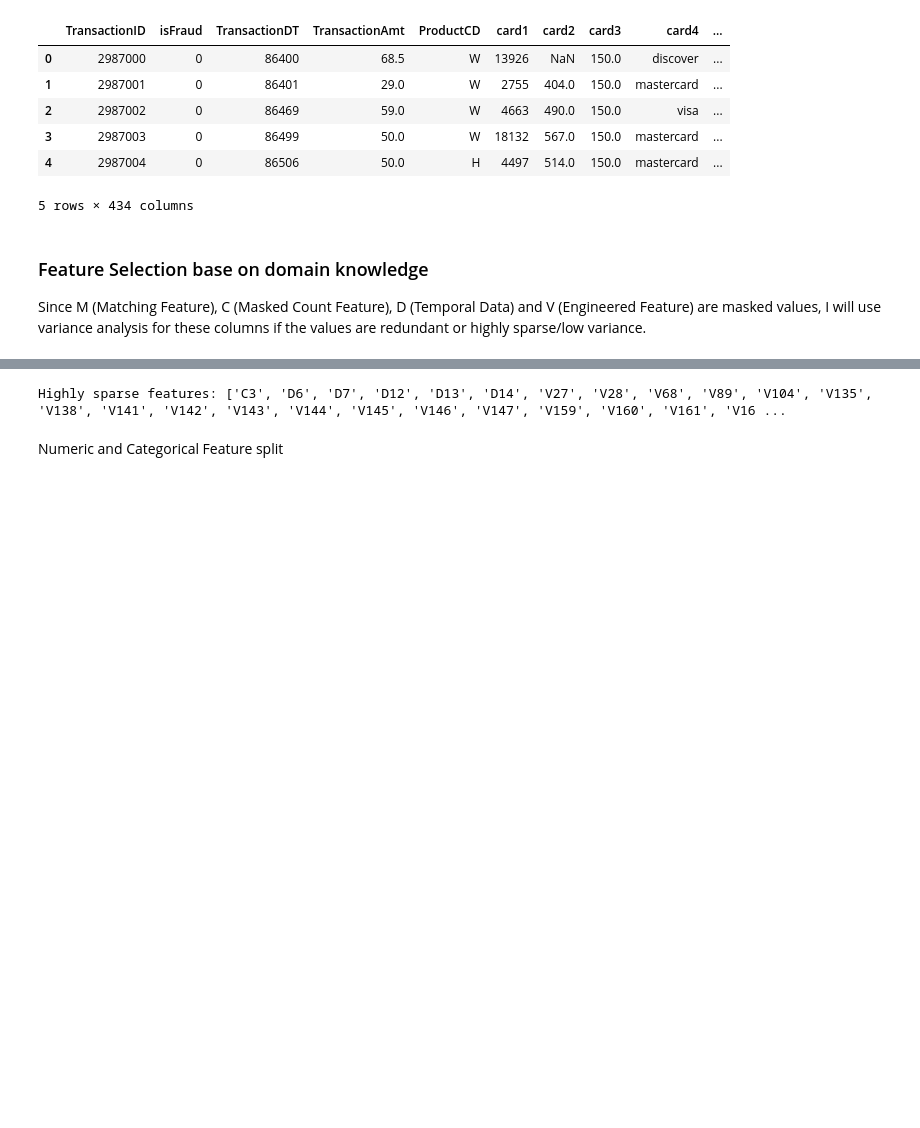
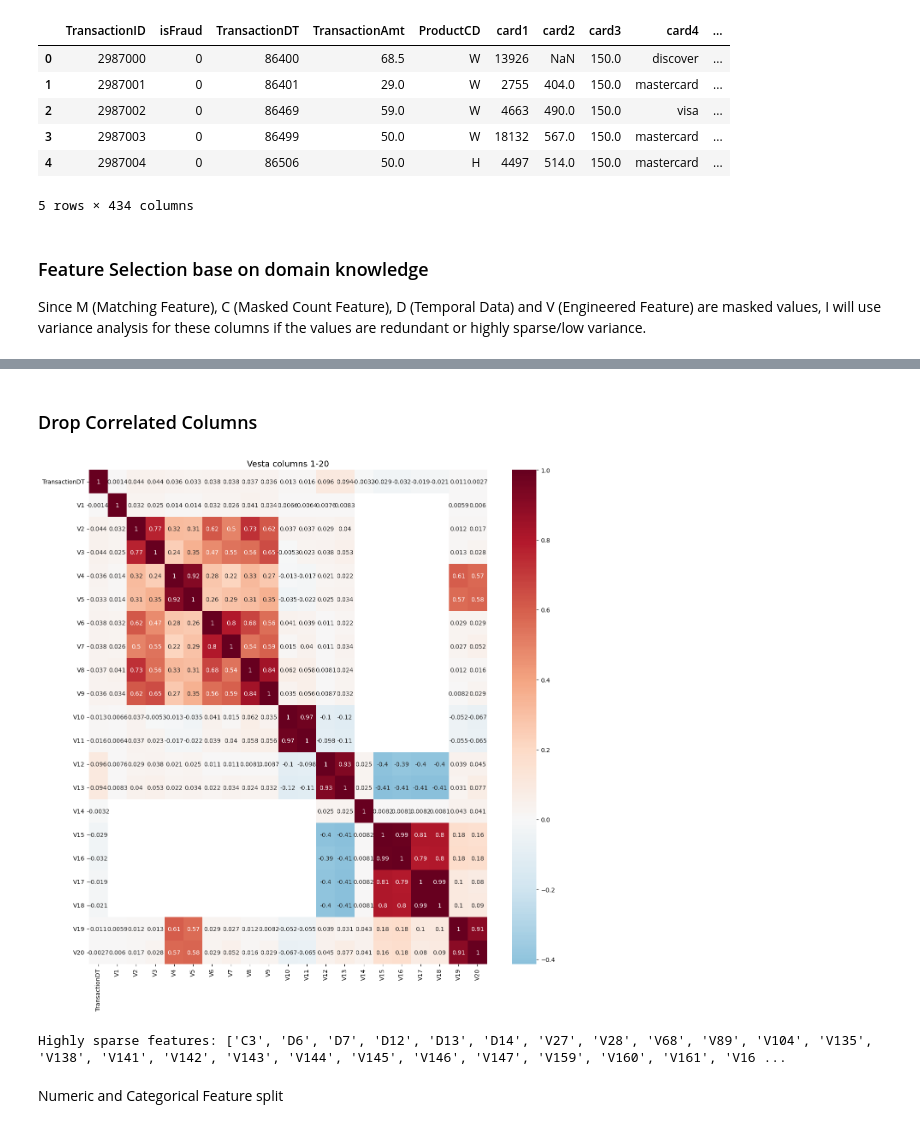
Before and after one commit to Henry-s-Final-Year-Project/Fraud-Detection-Analysis, a Jupyter notebook: Prototype/fraud_detection_model.ipynb, the cells around one changed output, grey strips where cells are left out. Drawn from its saved outputs; the diff is of its cells as text; code cells hidden in the pictures; blank space fills up the shorter version.

```diff
--- a/Prototype/fraud_detection_model.ipynb
+++ b/Prototype/fraud_detection_model.ipynb
@@ -38,3 +43,15 @@ with open("unique_values.txt", "w") as file:
 # %% [markdown]
 ### Feature Selection base on domain knowledge
 Since M (Matching Feature), C (Masked Count Feature), D (Temporal Data) and V (Engineered Feature) are masked values, I will use variance analysis for these columns if the values are redundant or highly sparse/low variance.
+# %%
+X_train = pd.read_csv('./Data/train_transaction.csv')
+train_id = pd.read_csv('./Data/train_identity.csv')
+
+train_tr_len = X_train.shape[0]
+train_id_len = train_id.shape[0]
+
+print("Shape of train transactions =", X_train.shape)
+print("Shape of train identity =", train_id.shape)
+
+id_ratio = 1 - train_id_len/train_tr_len
+id_ratio
@@ -40,0 +85,15 @@ Since M (Matching Feature), C (Masked Count Feature), D (Temporal Data) and V (E
+# %% [markdown]
+### Drop Correlated Columns
+# %%
+def make_corr(df, cols, title=''):
+
+    cols = ['TransactionDT'] + cols
+
+    plt.figure(figsize=(15,15))
+    sns.heatmap(df[cols].corr(), cmap='RdBu_r', annot=True, center=0.0)
+
+    if title != '':
+        plt.title(title, fontsize=14)
+    else:
+        plt.title(cols[0]+' - '+cols[-1],fontsize=14)
+    plt.show()
@@ -40,0 +106,16 @@ Since M (Matching Feature), C (Masked Count Feature), D (Temporal Data) and V (E
+# %%
+def chunks(lst, n):
+    """Yield successive n-sized chunks from lst."""
+
+    master_list = []
+    for i in range(0, len(lst), n):
+        master_list.append(lst[i:i + n])
+
+    return master_list
+# %%
+vesta_columns = [col for col in X_train.columns if col.startswith('V')]
+vesta_columns = chunks(vesta_columns, 20)
+# %%
+make_corr(X_train, vesta_columns[0], title='Vesta columns 1-20')
+# %% [output]
+[figure, added]
```
Also changed, not shown: parts of 10 cells of this notebook, 2 other files.
